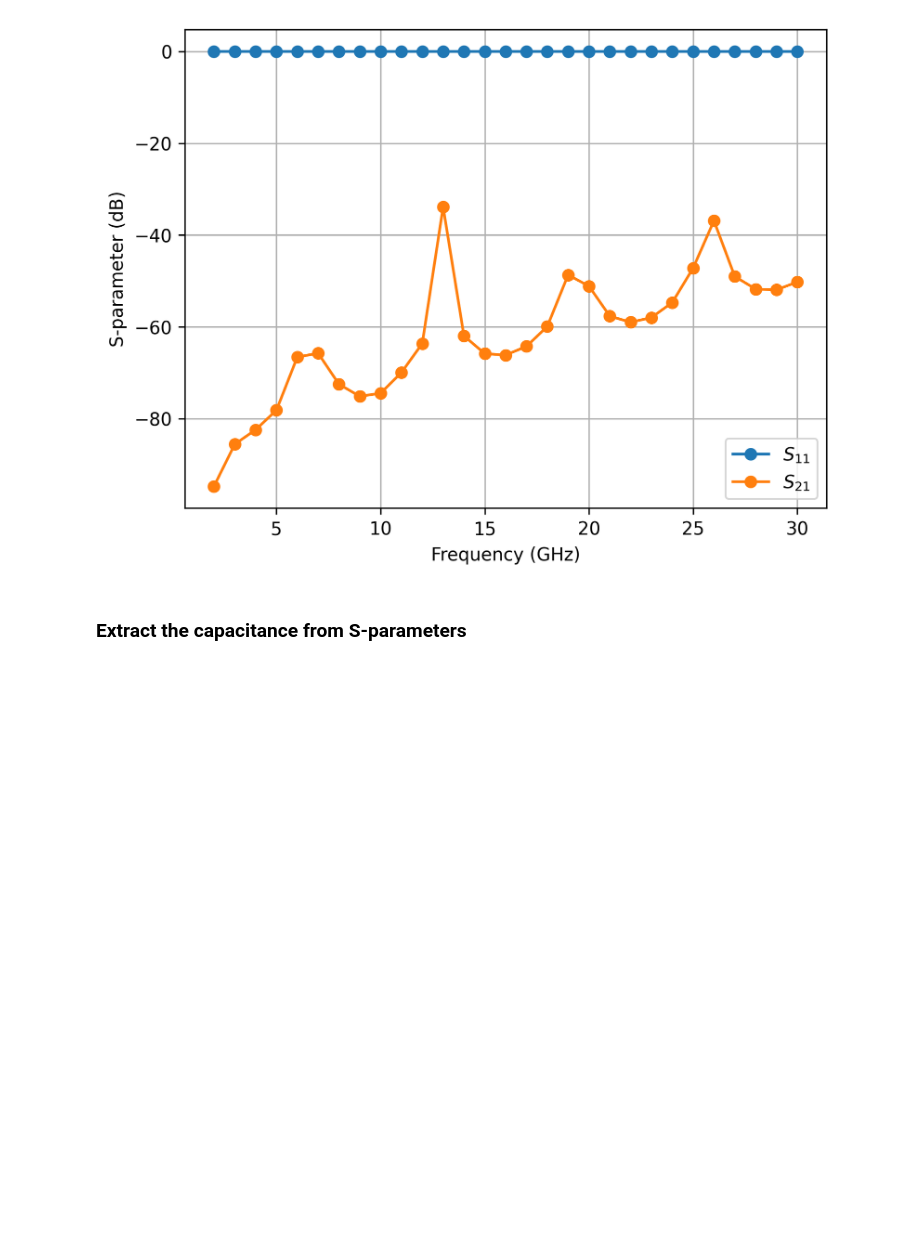
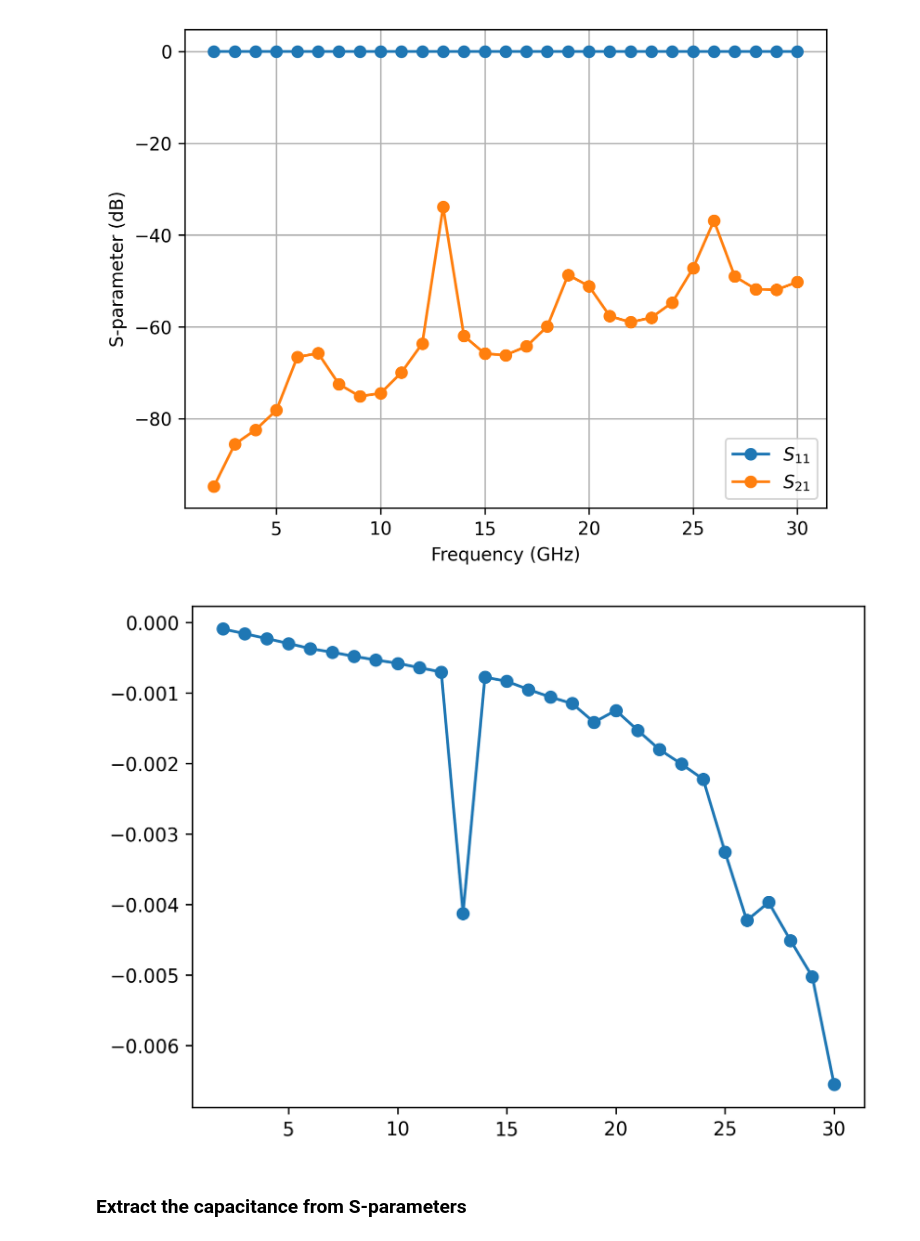
Before and after one commit to ankagrwl/palace, a Jupyter notebook: scripts/ankagrwl/post_pro_analysis.ipynb, the cells around one changed output. Saved outputs shown, nothing was run; the diff lists cells and outputs as text; code cells hidden in the pictures; blank space fills up the shorter version.

```diff
--- a/scripts/ankagrwl/post_pro_analysis.ipynb
+++ b/scripts/ankagrwl/post_pro_analysis.ipynb
@@ -36,6 +36,18 @@ plt.ylabel('S-parameter (dB)')
 plt.grid()
 # %% [output]
 [figure]
+# %%
+plt.figure(dpi=300)
+
+data = pd.read_csv('postpro/lumped_adaptive/port-S.csv')
+df1 = pd.DataFrame(data)
+
+x1 = df1['         f (GHz)']
+y1 = df1["          |S[1][1]| (dB)"]
+plt.plot(x1, y1, 'o-', label=r'$S_{11}$')
+plt.show()
+# %% [output]
+[figure, added]
 # %% [markdown]
 ### Extract the capacitance from S-parameters
 # %%
```
Also changed, not shown: 2 other files.
